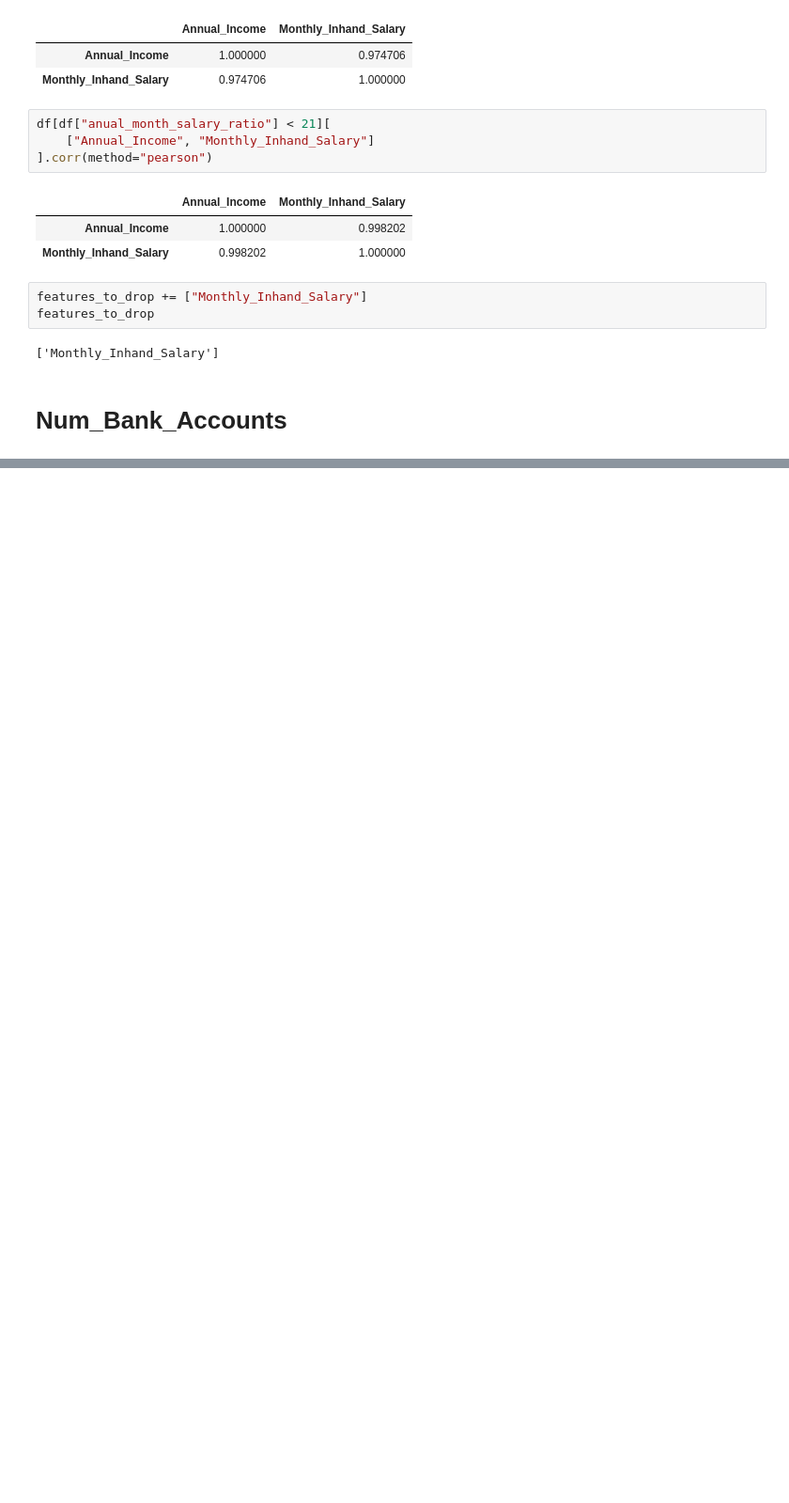
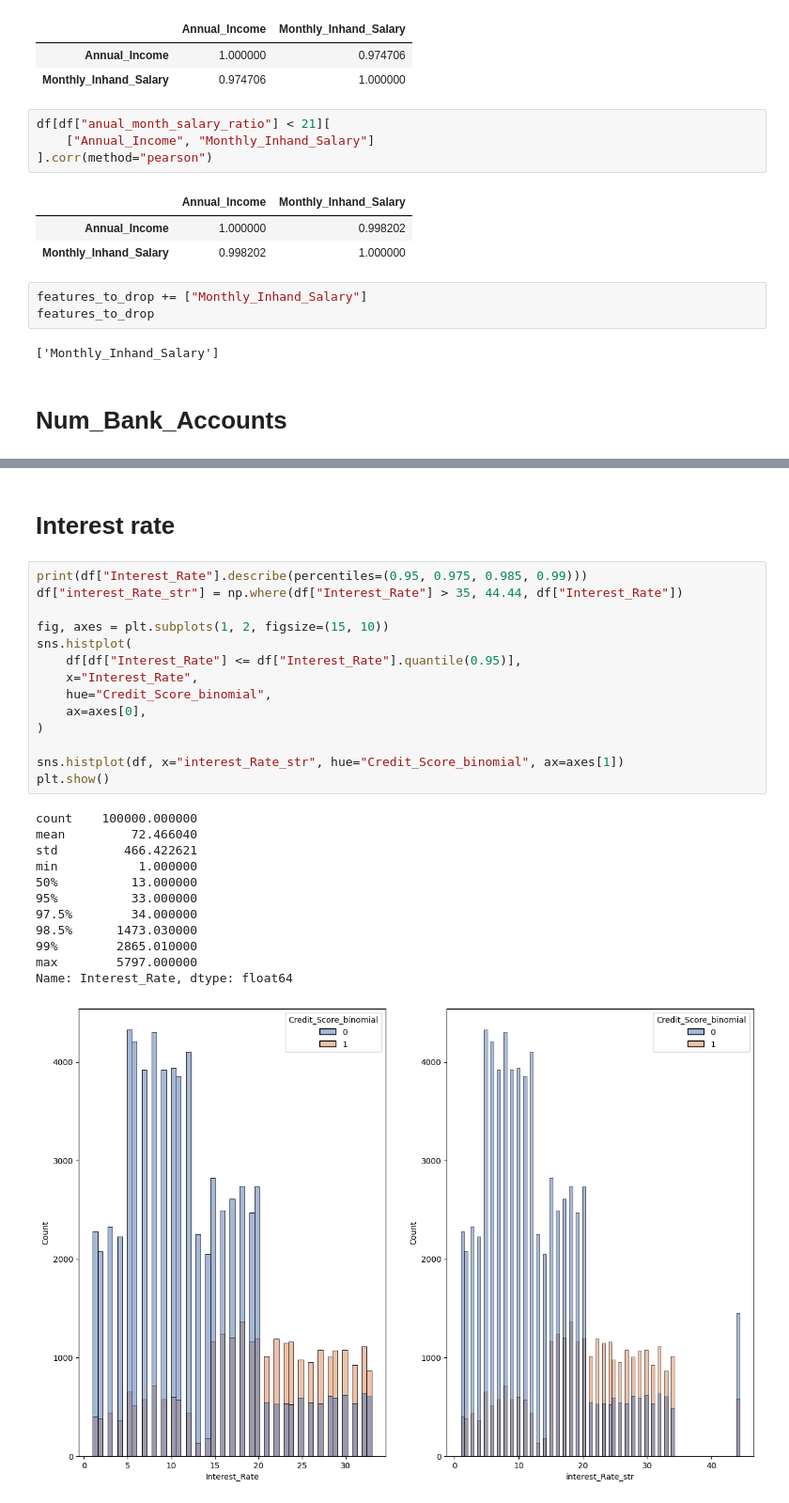
Before and after one commit to FerCorcuera/Credit-Score-Classification, a Jupyter notebook: notebooks/03_feature_engineering.ipynb, the cells around one changed output, grey strips where cells are left out. Shown at 94% size. Cells and saved outputs as stored; diff of their text form; blank space fills up the shorter version.

```diff
--- a/notebooks/03_feature_engineering.ipynb
+++ b/notebooks/03_feature_engineering.ipynb
@@ -367,0 +305,29 @@ plt.show()
+# %% [markdown]
+# Interest rate
+# %%
+print(df["Interest_Rate"].describe(percentiles=(0.95, 0.975, 0.985, 0.99)))
+df["interest_Rate_str"] = np.where(df["Interest_Rate"] > 35, 44.44, df["Interest_Rate"])
+
+fig, axes = plt.subplots(1, 2, figsize=(15, 10))
+sns.histplot(
+    df[df["Interest_Rate"] <= df["Interest_Rate"].quantile(0.95)],
+    x="Interest_Rate",
+    hue="Credit_Score_binomial",
+    ax=axes[0],
+)
+
+sns.histplot(df, x="interest_Rate_str", hue="Credit_Score_binomial", ax=axes[1])
+plt.show()
+# %% [output]
+count    100000.000000
+mean         72.466040
+std         466.422621
+min           1.000000
+50%          13.000000
+95%          33.000000
+97.5%        34.000000
+98.5%      1473.030000
+99%        2865.010000
+max        5797.000000
+Name: Interest_Rate, dtype: float64
+[figure, added]
```
Also changed, not shown: parts of 22 cells of this notebook, 2 other files.
